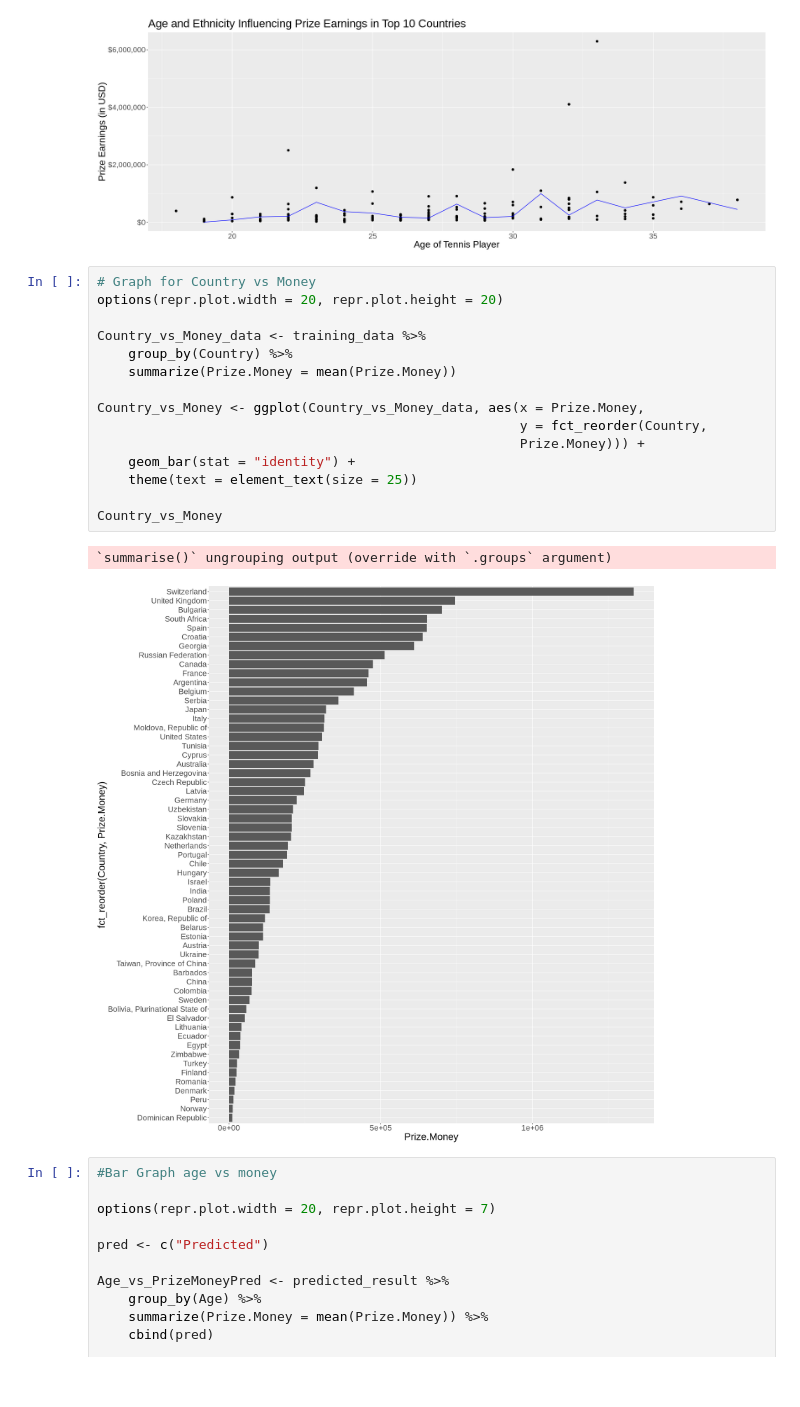
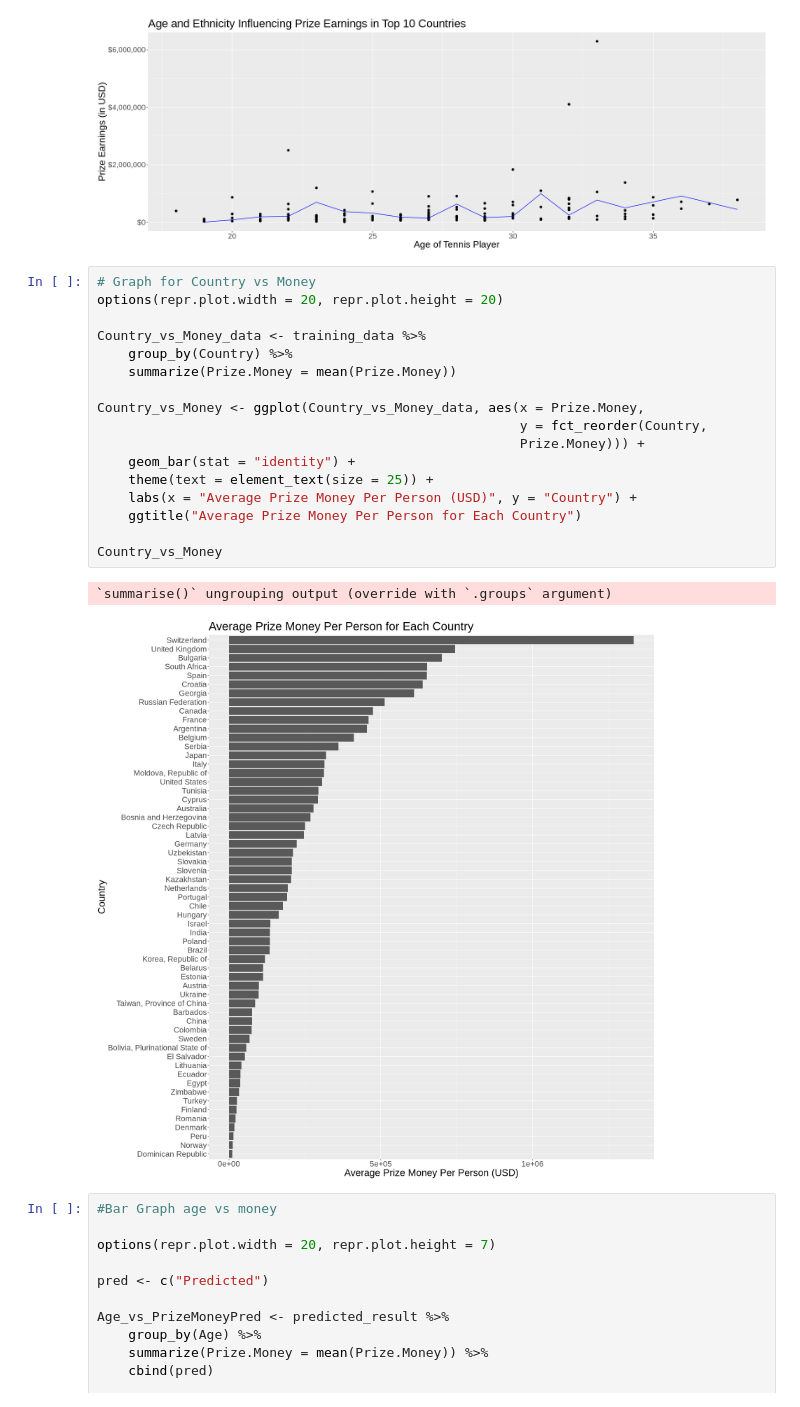
Before and after one commit to cpureza/dsci_group_project, a Jupyter notebook: dsci_project_folder/Fridays_Work.ipynb, the cells around one changed output. Saved outputs shown, nothing was run; the diff lists cells and outputs as text.

Commit message:
Titles for Country vs Money

```diff
--- a/dsci_project_folder/Fridays_Work.ipynb
+++ b/dsci_project_folder/Fridays_Work.ipynb
@@ -269,21 +269,23 @@ tennis_final_plot
 # %%
 # Graph for Country vs Money
 options(repr.plot.width = 20, repr.plot.height = 20)
 
 Country_vs_Money_data <- training_data %>%
     group_by(Country) %>%
     summarize(Prize.Money = mean(Prize.Money))
 
 Country_vs_Money <- ggplot(Country_vs_Money_data, aes(x = Prize.Money,
                                                       y = fct_reorder(Country,
                                                       Prize.Money))) +
     geom_bar(stat = "identity") +
-    theme(text = element_text(size = 25))
+    theme(text = element_text(size = 25)) +
+    labs(x = "Average Prize Money Per Person (USD)", y = "Country") +
+    ggtitle("Average Prize Money Per Person for Each Country")
 
 Country_vs_Money
 # %% [output]
 `summarise()` ungrouping output (override with `.groups` argument)
-[figure, old version]
+[figure, new version]
 # %%
 #Bar Graph age vs money
 
```
Also changed, not shown: parts of 1 cell of this notebook.
